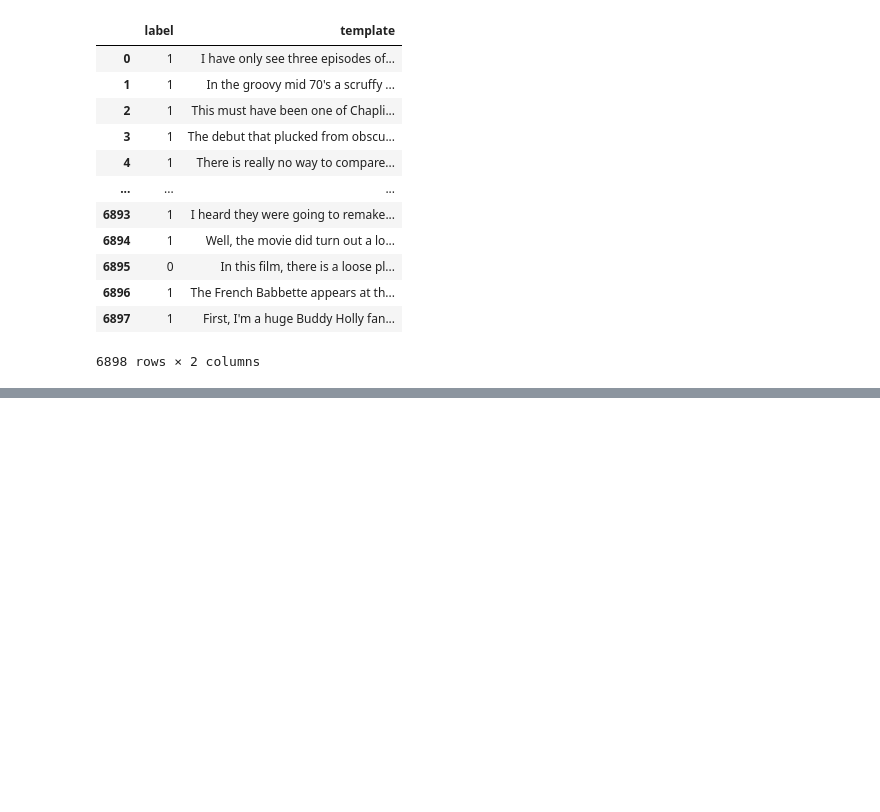
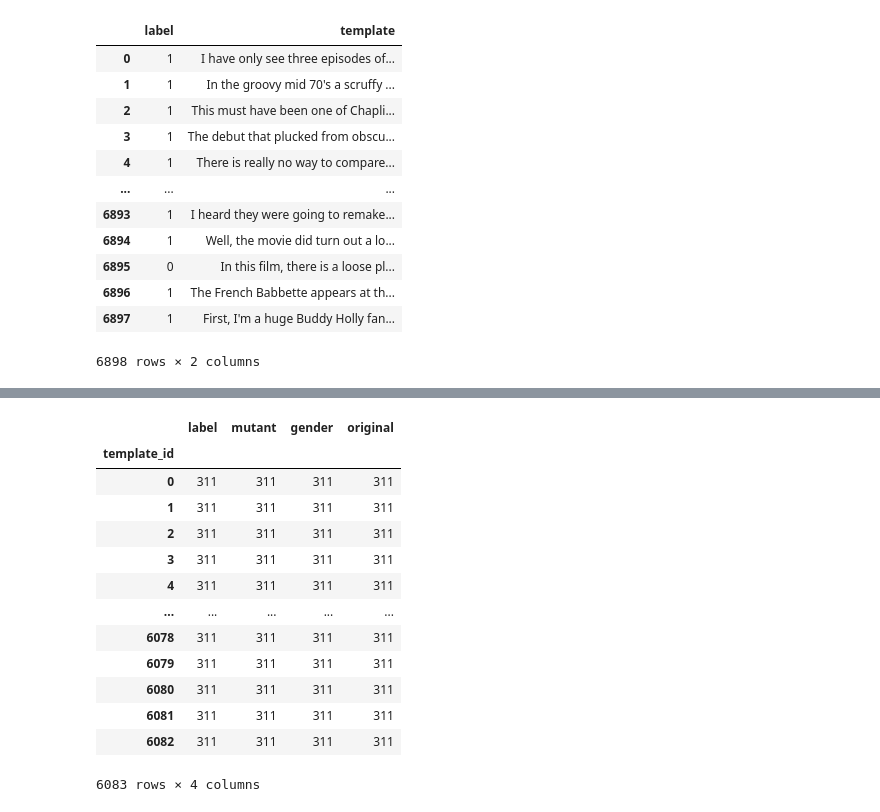
Before and after one commit to soarsmu/BiasFinder, a Jupyter notebook: codes/repairing-prediction-data-preparation.ipynb, the cells around one changed output, grey strips where cells are left out. Cells and saved outputs as stored; diff of their text form; code cells hidden in the pictures; blank space fills up the shorter version.

```diff
--- a/codes/repairing-prediction-data-preparation.ipynb
+++ b/codes/repairing-prediction-data-preparation.ipynb
@@ -438,0 +503,17 @@ dmutant
+# %%
+dmutant.groupby("template_id").count()
+# %% [output]
+|  | label | mutant | gender | original |
+| template_id |  |  |  |  |
+| 0 | 311 | 311 | 311 | 311 |
+| 1 | 311 | 311 | 311 | 311 |
+| 2 | 311 | 311 | 311 | 311 |
+| 3 | 311 | 311 | 311 | 311 |
+| 4 | 311 | 311 | 311 | 311 |
+| ... | ... | ... | ... | ... |
+| 6078 | 311 | 311 | 311 | 311 |
+| 6079 | 311 | 311 | 311 | 311 |
+| 6080 | 311 | 311 | 311 | 311 |
+| 6081 | 311 | 311 | 311 | 311 |
+| 6082 | 311 | 311 | 311 | 311 |
+6083 rows × 4 columns
```
Also changed, not shown: parts of 18 cells of this notebook, 1 other file.
